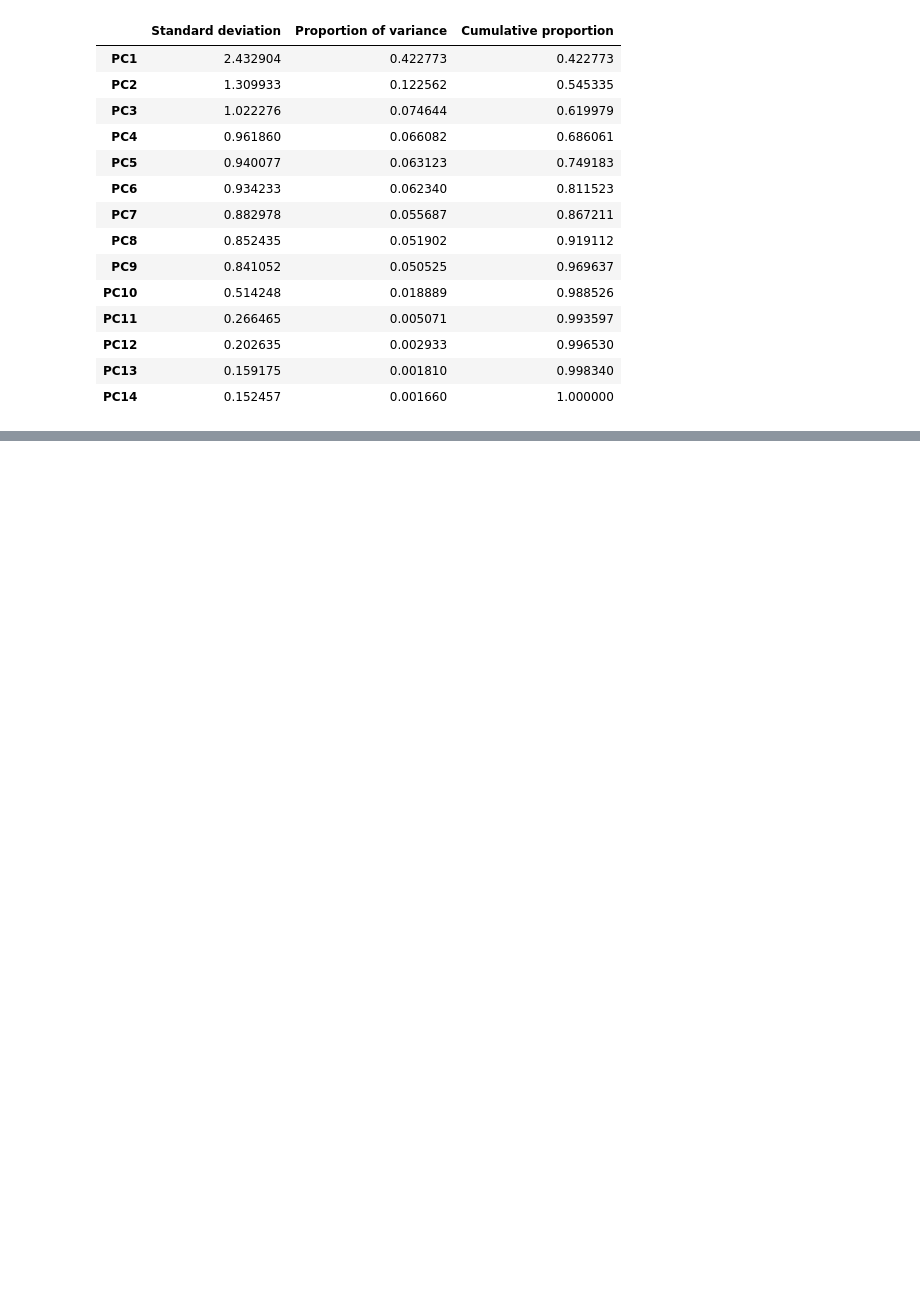
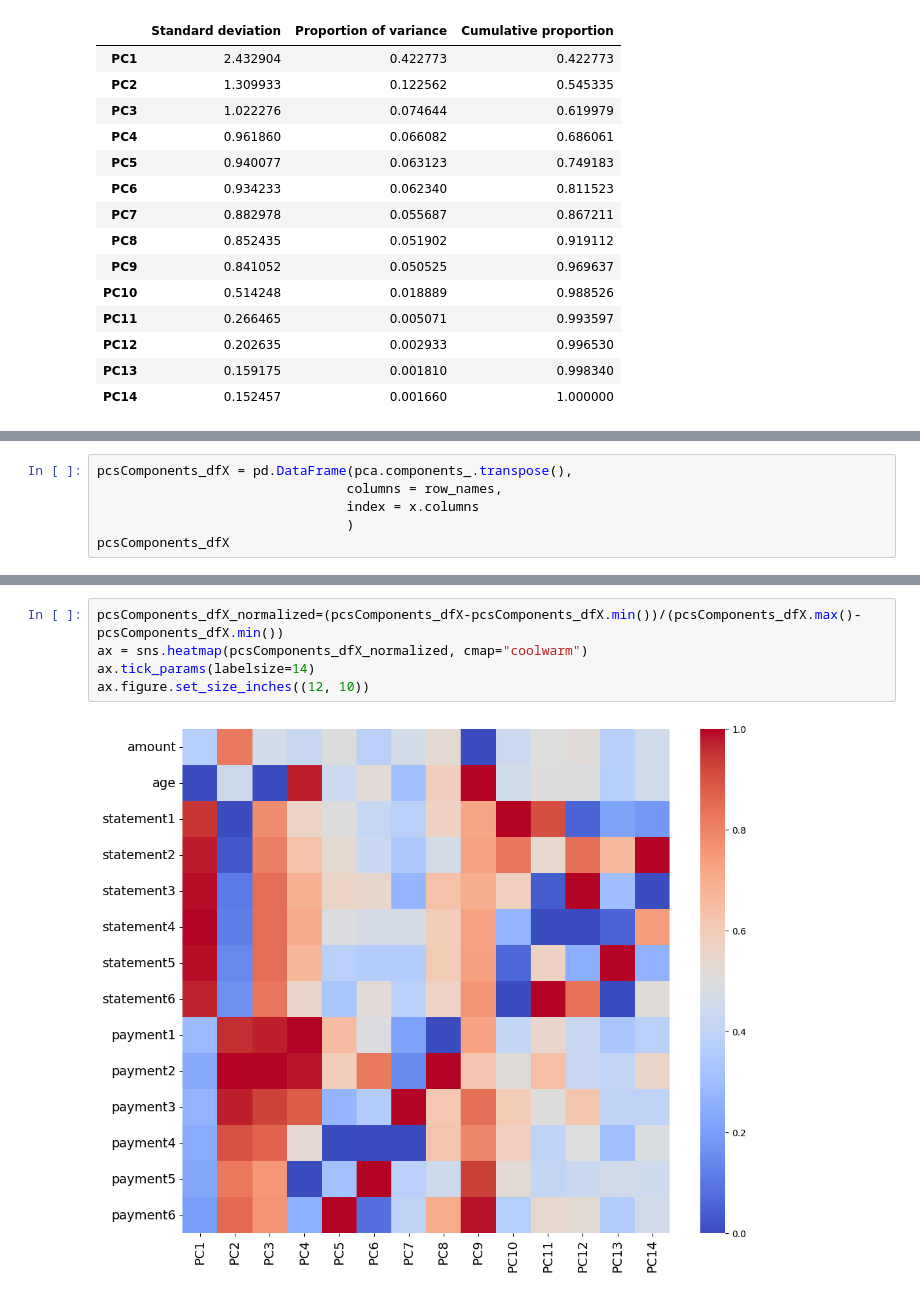
Before and after one commit to PosgradoMNA/actividades-del-projecto-96, a Jupyter notebook: Semana-4/ActividadSemana4.ipynb, the cells around one changed output, grey strips where cells are left out. Cells and saved outputs as stored; diff of their text form; blank space fills up the shorter version.

Commit message:
Added heatmap for PCA

```diff
--- a/Semana-4/ActividadSemana4.ipynb
+++ b/Semana-4/ActividadSemana4.ipynb
@@ -112,0 +139,6 @@ pcsSummary
+# %%
+pcsComponents_dfX = pd.DataFrame(pca.components_.transpose(),
+                                columns = row_names,
+                                index = x.columns
+                                )
+pcsComponents_dfX
@@ -112,0 +161,7 @@ pcsSummary
+# %%
+pcsComponents_dfX_normalized=(pcsComponents_dfX-pcsComponents_dfX.min())/(pcsComponents_dfX.max()-pcsComponents_dfX.min())
+ax = sns.heatmap(pcsComponents_dfX_normalized, cmap="coolwarm")
+ax.tick_params(labelsize=14)
+ax.figure.set_size_inches((12, 10))
+# %% [output]
+[figure, added]
```
Also changed, not shown: parts of 4 cells of this notebook.
